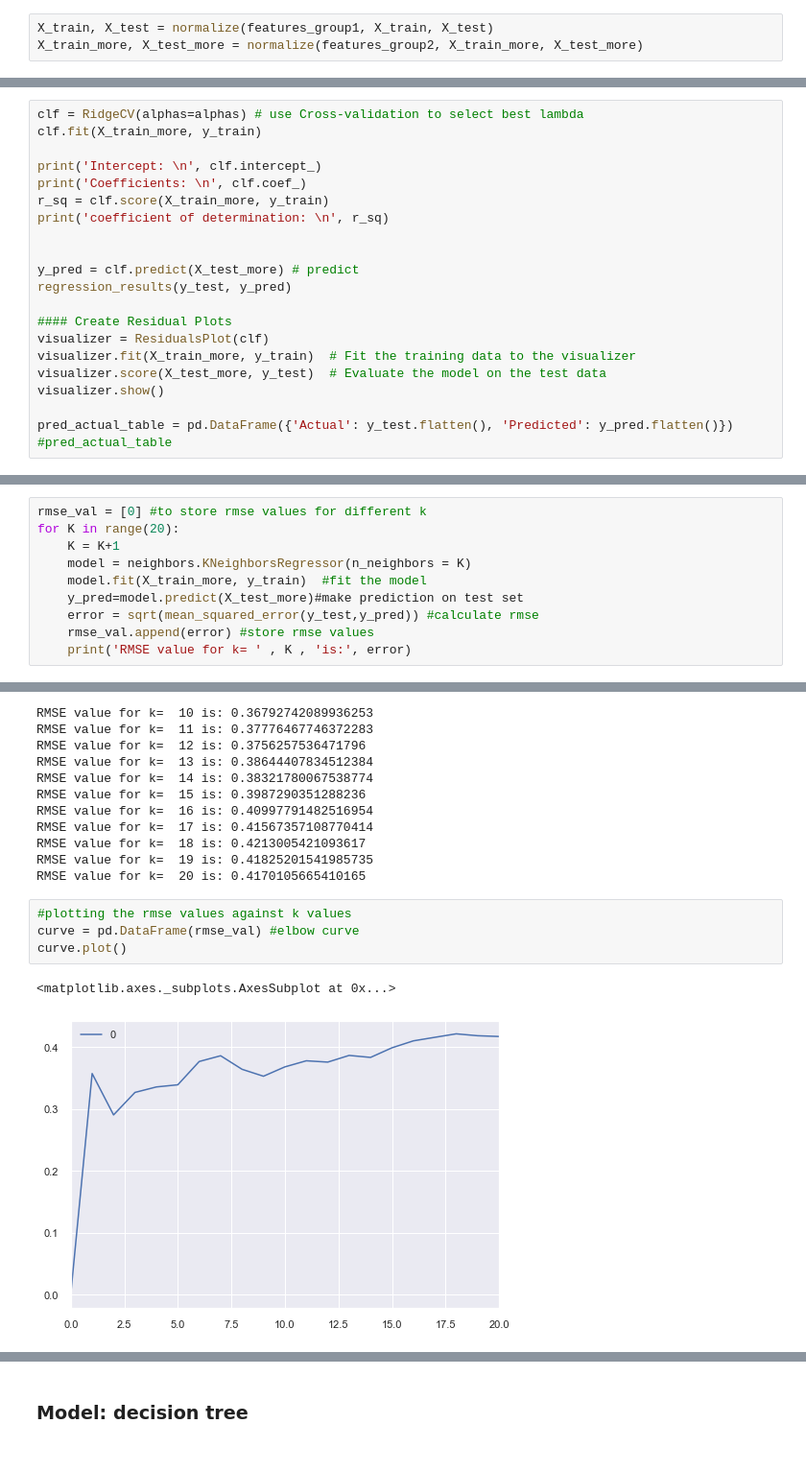
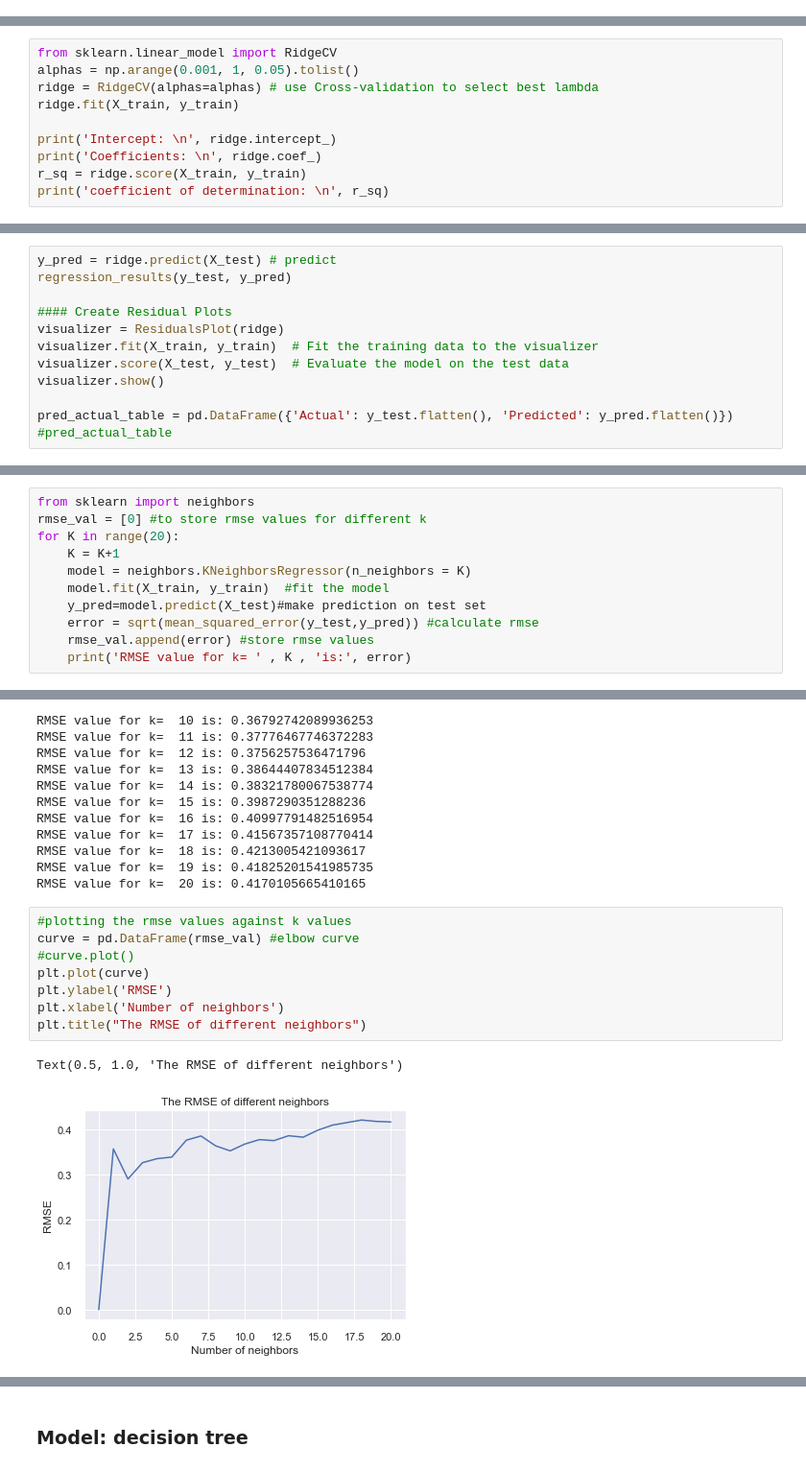
Before and after one commit to YiranJing/Health_and_Happiness_Study, a Jupyter notebook: notebook/Stage_2_model.ipynb, the cells around one changed output, grey strips where cells are left out. Shown at 96% size. Cells and saved outputs as stored; diff of their text form.

```diff
--- a/notebook/Stage_2_model.ipynb
+++ b/notebook/Stage_2_model.ipynb
@@ -195,4 +184 @@ def normalize(features_group, X_train, X_test):
-# %%
-X_train, X_test = normalize(features_group1, X_train, X_test)
-X_train_more, X_test_more = normalize(features_group2, X_train_more, X_test_more)
 # %%
@@ -311,0 +257,10 @@ alphas = np.arange(0.001, 1, 0.001).tolist()
+# %%
+from sklearn.linear_model import RidgeCV
+alphas = np.arange(0.001, 1, 0.05).tolist()
+ridge = RidgeCV(alphas=alphas) # use Cross-validation to select best lambda
+ridge.fit(X_train, y_train)
+
+print('Intercept: \n', ridge.intercept_)
+print('Coefficients: \n', ridge.coef_)
+r_sq = ridge.score(X_train, y_train)
+print('coefficient of determination: \n', r_sq)
@@ -312,20 +275,11 @@ alphas = np.arange(0.001, 1, 0.001).tolist()
 # %%
-clf = RidgeCV(alphas=alphas) # use Cross-validation to select best lambda
-clf.fit(X_train_more, y_train)
-
-print('Intercept: \n', clf.intercept_)
-print('Coefficients: \n', clf.coef_)
-r_sq = clf.score(X_train_more, y_train)
-print('coefficient of determination: \n', r_sq)
-
-
-y_pred = clf.predict(X_test_more) # predict
+y_pred = ridge.predict(X_test) # predict
 regression_results(y_test, y_pred)
 
 #### Create Residual Plots
-visualizer = ResidualsPlot(clf)
-visualizer.fit(X_train_more, y_train)  # Fit the training data to the visualizer
-visualizer.score(X_test_more, y_test)  # Evaluate the model on the test data
+visualizer = ResidualsPlot(ridge)
+visualizer.fit(X_train, y_train)  # Fit the training data to the visualizer
+visualizer.score(X_test, y_test)  # Evaluate the model on the test data
 visualizer.show()
 
 pred_actual_table = pd.DataFrame({'Actual': y_test.flatten(), 'Predicted': y_pred.flatten()})
@@ -350,11 +297,12 @@ RMSE:  0.4529
 Since no clear linear pattern, so we try KNN to see if can get better result
 # %%
+from sklearn import neighbors
 rmse_val = [0] #to store rmse values for different k
 for K in range(20):
     K = K+1
     model = neighbors.KNeighborsRegressor(n_neighbors = K)
-    model.fit(X_train_more, y_train)  #fit the model
-    y_pred=model.predict(X_test_more)#make prediction on test set
+    model.fit(X_train, y_train)  #fit the model
+    y_pred=model.predict(X_test)#make prediction on test set
     error = sqrt(mean_squared_error(y_test,y_pred)) #calculate rmse
     rmse_val.append(error) #store rmse values
     print('RMSE value for k= ' , K , 'is:', error)
@@ -382,8 +330,12 @@ RMSE value for k=  20 is: 0.4170105665410165
 # %%
 #plotting the rmse values against k values
 curve = pd.DataFrame(rmse_val) #elbow curve
-curve.plot()
+#curve.plot()
+plt.plot(curve)
+plt.ylabel('RMSE')
+plt.xlabel('Number of neighbors')
+plt.title("The RMSE of different neighbors")
 # %% [output]
-<matplotlib.axes._subplots.AxesSubplot at 0x...>
+Text(0.5, 1.0, 'The RMSE of different neighbors')
-[figure, old version]
+[figure, new version]
 # %% [markdown]
```
Also changed, not shown: parts of 24 cells of this notebook.
